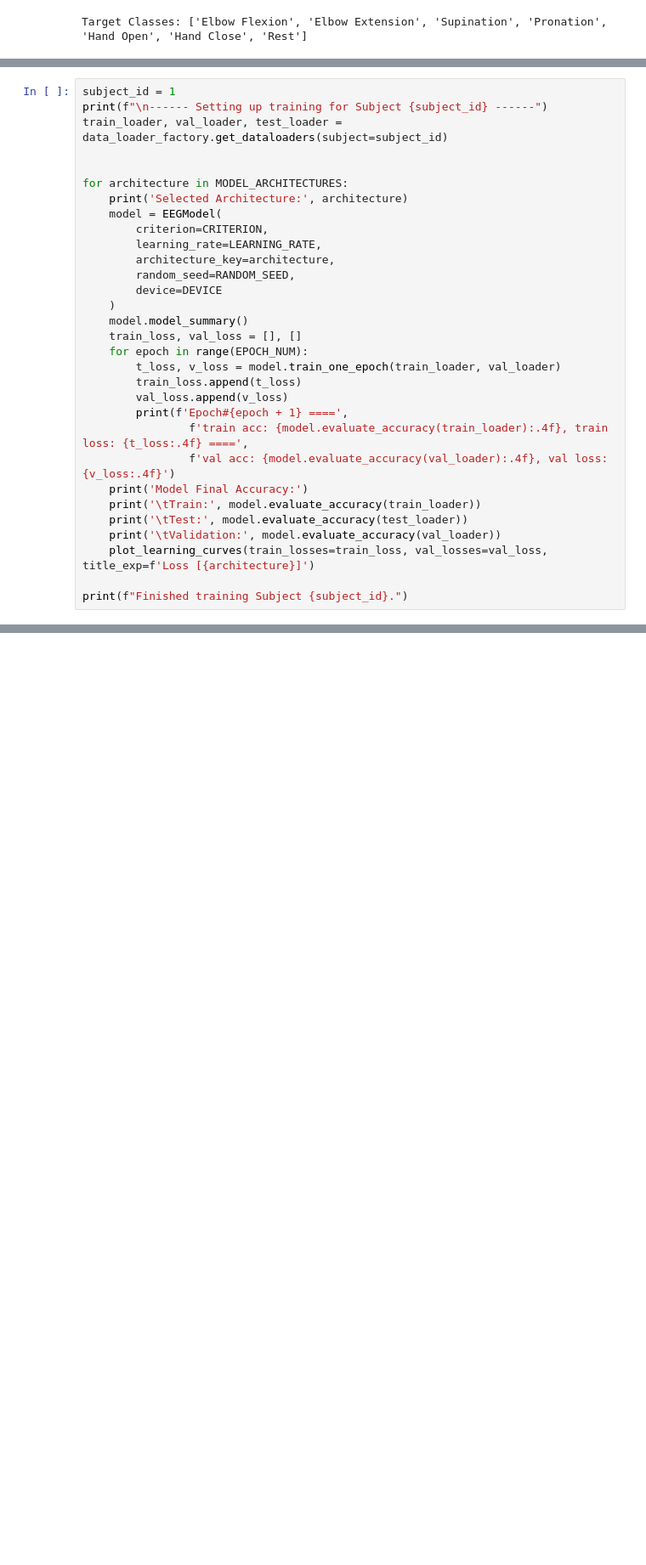
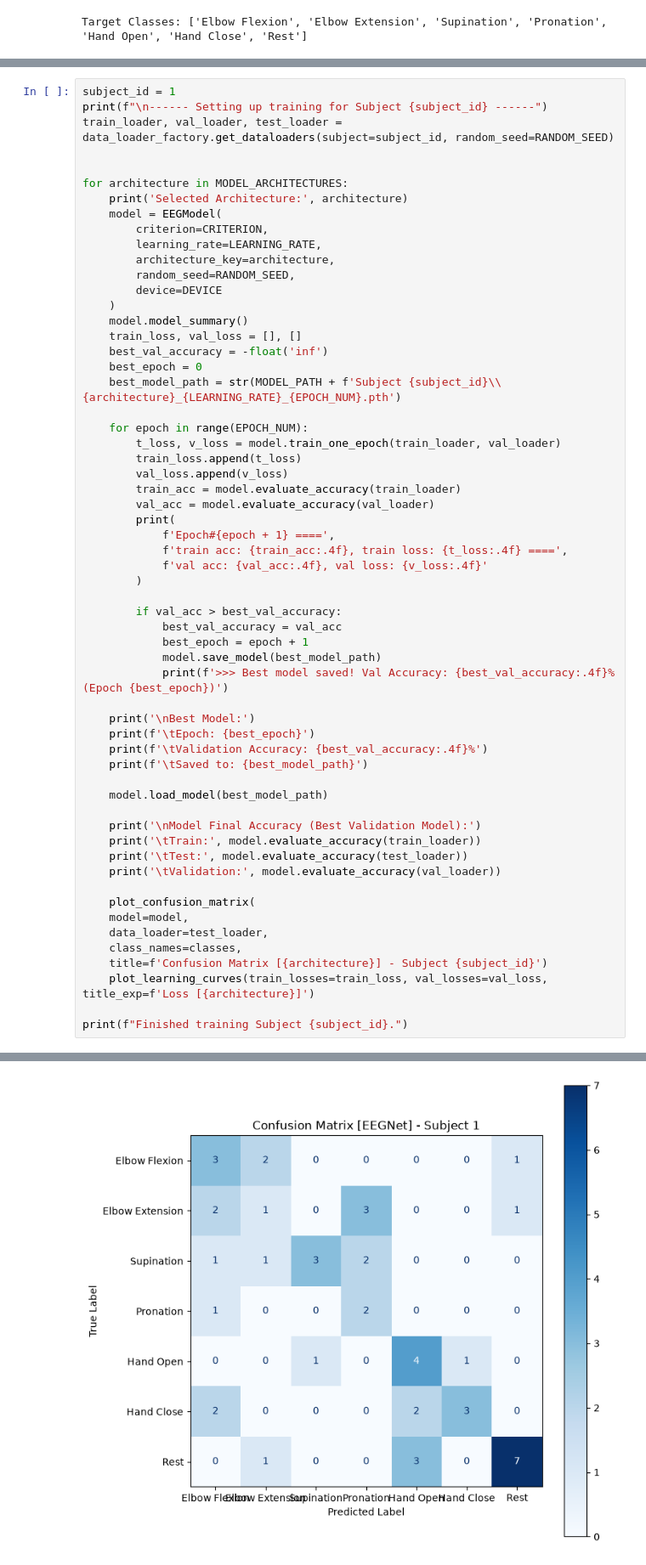
Before and after one commit to MrEsmailian/EEG_Decoder, a Jupyter notebook: Main.ipynb, the cells around one changed output, grey strips where cells are left out. Shown at 85% size. Cells and saved outputs as stored; diff of their text form; blank space fills up the shorter version.

```diff
--- a/Main.ipynb
+++ b/Main.ipynb
@@ -58,7 +141,7 @@ Target Classes: ['Elbow Flexion', 'Elbow Extension', 'Supination', 'Pronation',
 # %%
 subject_id = 1
 print(f"\n------ Setting up training for Subject {subject_id} ------")
-train_loader, val_loader, test_loader = data_loader_factory.get_dataloaders(subject=subject_id)
+train_loader, val_loader, test_loader = data_loader_factory.get_dataloaders(subject=subject_id, random_seed=RANDOM_SEED)
 
 
 for architecture in MODEL_ARCHITECTURES:
@@ -72,17 +155,45 @@ for architecture in MODEL_ARCHITECTURES:
     )
     model.model_summary()
     train_loss, val_loss = [], []
+    best_val_accuracy = -float('inf')
+    best_epoch = 0
+    best_model_path = str(MODEL_PATH + f'Subject {subject_id}\\{architecture}_{LEARNING_RATE}_{EPOCH_NUM}.pth')
+
     for epoch in range(EPOCH_NUM):
         t_loss, v_loss = model.train_one_epoch(train_loader, val_loader)
         train_loss.append(t_loss)
         val_loss.append(v_loss)
-        print(f'Epoch#{epoch + 1} ====',
-                f'train acc: {model.evaluate_accuracy(train_loader):.4f}, train loss: {t_loss:.4f} ====',
-                f'val acc: {model.evaluate_accuracy(val_loader):.4f}, val loss: {v_loss:.4f}')
-    print('Model Final Accuracy:')
+        train_acc = model.evaluate_accuracy(train_loader)
+        val_acc = model.evaluate_accuracy(val_loader)
+        print(
+            f'Epoch#{epoch + 1} ====',
+            f'train acc: {train_acc:.4f}, train loss: {t_loss:.4f} ====',
+            f'val acc: {val_acc:.4f}, val loss: {v_loss:.4f}'
+        )
+
+        if val_acc > best_val_accuracy:
+            best_val_accuracy = val_acc
+            best_epoch = epoch + 1
+            model.save_model(best_model_path)
+            print(f'>>> Best model saved! Val Accuracy: {best_val_accuracy:.4f}% (Epoch {best_epoch})')
+
+    print('\nBest Model:')
+    print(f'\tEpoch: {best_epoch}')
+    print(f'\tValidation Accuracy: {best_val_accuracy:.4f}%')
+    print(f'\tSaved to: {best_model_path}')
+
+    model.load_model(best_model_path)
+
+    print('\nModel Final Accuracy (Best Validation Model):')
     print('\tTrain:', model.evaluate_accuracy(train_loader))
     print('\tTest:', model.evaluate_accuracy(test_loader))
     print('\tValidation:', model.evaluate_accuracy(val_loader))
+
+    plot_confusion_matrix(
+    model=model,
+    data_loader=test_loader,
+    class_names=classes,
+    title=f'Confusion Matrix [{architecture}] - Subject {subject_id}')
     plot_learning_curves(train_losses=train_loss, val_losses=val_loss, title_exp=f'Loss [{architecture}]')
 
 print(f"Finished training Subject {subject_id}.")
@@ -94,0 +218 @@ Selected Architecture: EEGNet
+[figure, new version]
```
Also changed, not shown: parts of 11 cells of this notebook, 2 other files.
